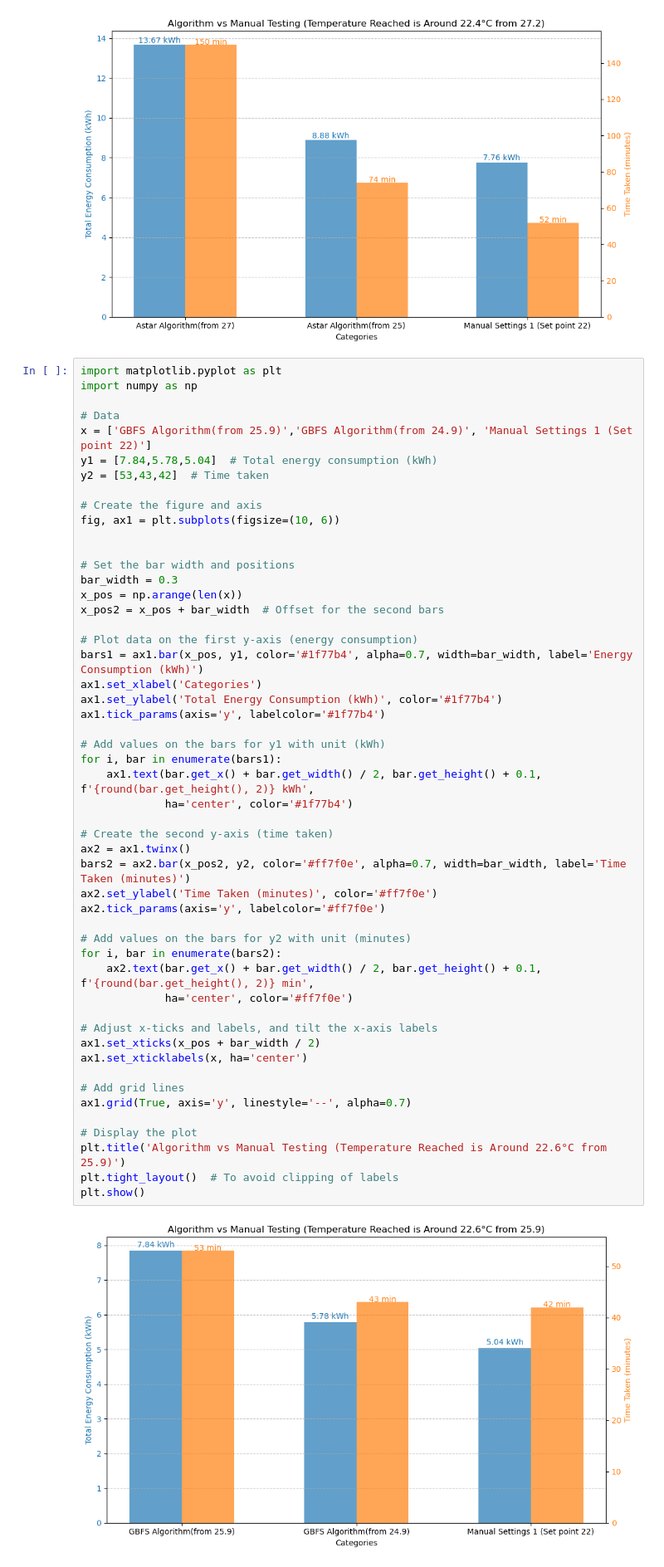
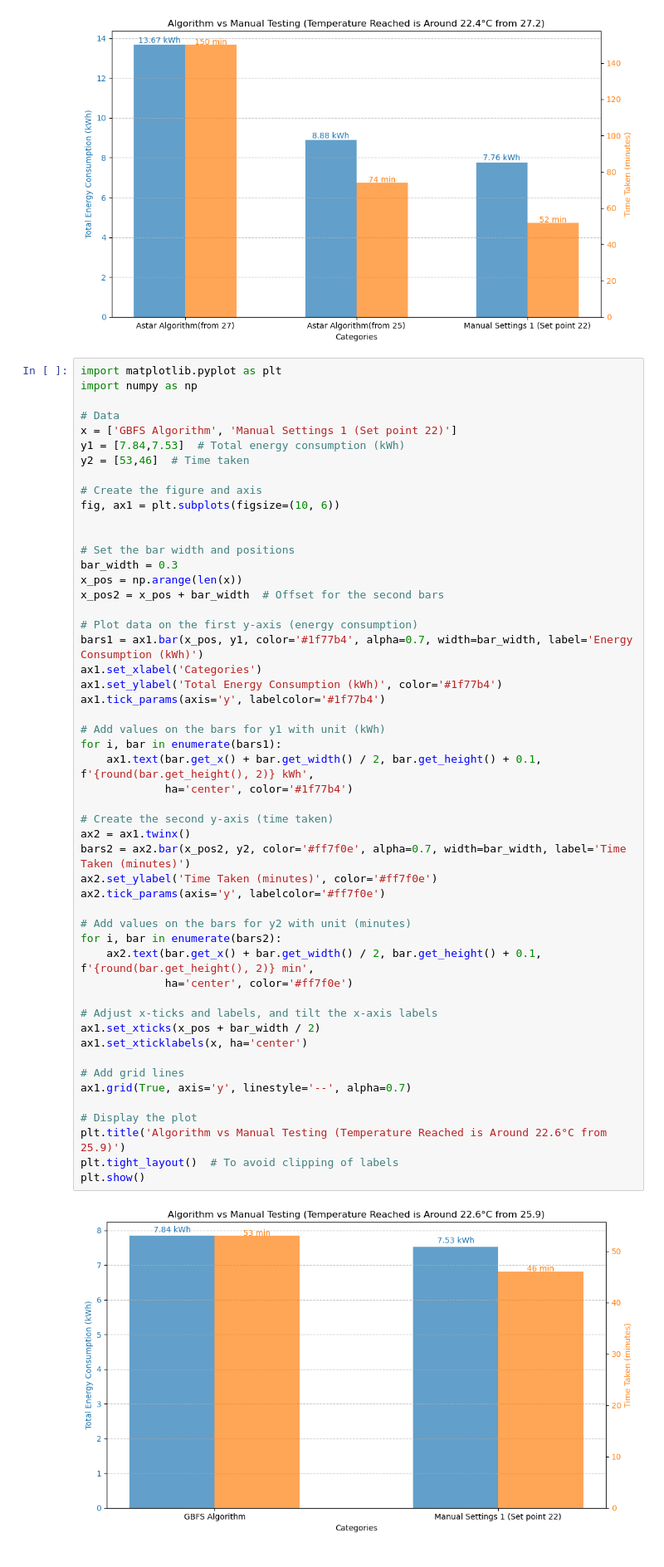
Before and after one commit to AYunYang/AI_trial, a Jupyter notebook: Data analysis/Manual and AI testing.ipynb, the cells around one changed output. Shown: that part at 83% size. Saved outputs shown, nothing was run; the diff lists cells and outputs as text.

```diff
--- a/Data analysis/Manual and AI testing.ipynb
+++ b/Data analysis/Manual and AI testing.ipynb
@@ -463,9 +463,9 @@ import matplotlib.pyplot as plt
 import numpy as np
 
 # Data
-x = ['GBFS Algorithm(from 25.9)','GBFS Algorithm(from 24.9)', 'Manual Settings 1 (Set point 22)']
-y1 = [7.84,5.78,5.04]  # Total energy consumption (kWh)
-y2 = [53,43,42]  # Time taken
+x = ['GBFS Algorithm', 'Manual Settings 1 (Set point 22)']
+y1 = [7.84,7.53]  # Total energy consumption (kWh)
+y2 = [53,46]  # Time taken
 
 # Create the figure and axis
 fig, ax1 = plt.subplots(figsize=(10, 6))
@@ -483,31 +483,31 @@ ax1.set_ylabel('Total Energy Consumption (kWh)', color='#1f77b4')
 ax1.tick_params(axis='y', labelcolor='#1f77b4')
 
 # Add values on the bars for y1 with unit (kWh)
 for i, bar in enumerate(bars1):
     ax1.text(bar.get_x() + bar.get_width() / 2, bar.get_height() + 0.1, f'{round(bar.get_height(), 2)} kWh',
              ha='center', color='#1f77b4')
 
 # Create the second y-axis (time taken)
 ax2 = ax1.twinx()
 bars2 = ax2.bar(x_pos2, y2, color='#ff7f0e', alpha=0.7, width=bar_width, label='Time Taken (minutes)')
 ax2.set_ylabel('Time Taken (minutes)', color='#ff7f0e')
 ax2.tick_params(axis='y', labelcolor='#ff7f0e')
 
 # Add values on the bars for y2 with unit (minutes)
 for i, bar in enumerate(bars2):
     ax2.text(bar.get_x() + bar.get_width() / 2, bar.get_height() + 0.1, f'{round(bar.get_height(), 2)} min',
              ha='center', color='#ff7f0e')
 
 # Adjust x-ticks and labels, and tilt the x-axis labels
 ax1.set_xticks(x_pos + bar_width / 2)
 ax1.set_xticklabels(x, ha='center')
 
 # Add grid lines
 ax1.grid(True, axis='y', linestyle='--', alpha=0.7)
 
 # Display the plot
 plt.title('Algorithm vs Manual Testing (Temperature Reached is Around 22.6°C from 25.9)')
 plt.tight_layout()  # To avoid clipping of labels
 plt.show()
 # %% [output]
-[figure, old version]
+[figure, new version]
```
Also changed, not shown: 1 other file.
